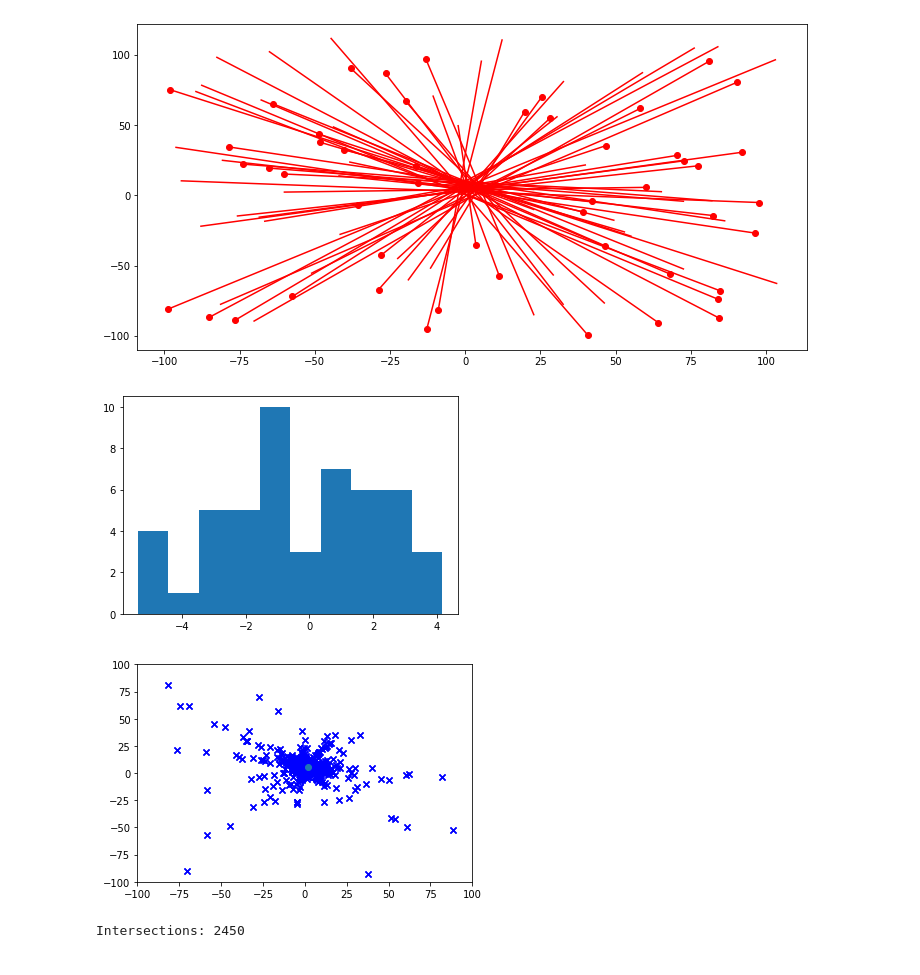
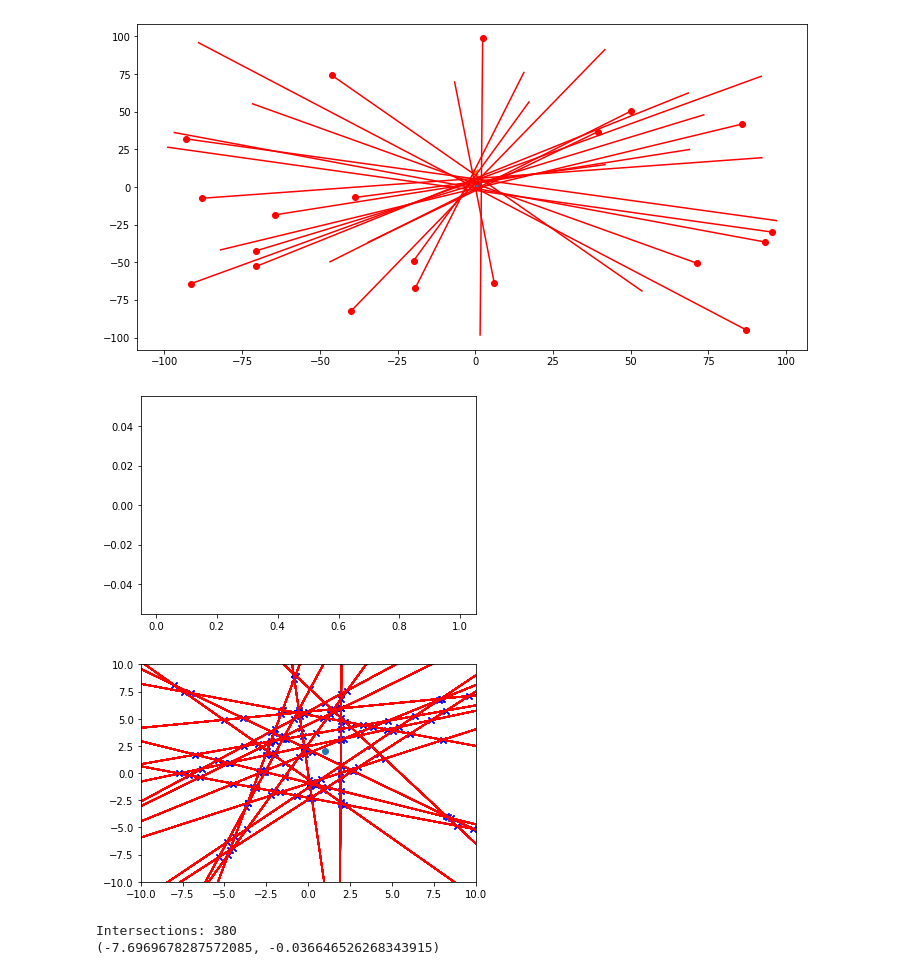
Before and after one commit to pbutti/smokeDet, a Jupyter notebook: smokeDet.ipynb, the cells around one changed output. Cells and saved outputs as stored; diff of their text form; code cells hidden in the pictures.

```diff
--- a/smokeDet.ipynb
+++ b/smokeDet.ipynb
@@ -1,6 +1,7 @@
 # %%
 import matplotlib.pyplot as plt
 import numpy as np
+import numpy.linalg as la
 import math
 
 class ray:
@@ -24,22 +25,25 @@ class ray:
 
         self.sigma_angle = sigma_angle
 
-    #Signed distance
+    #Signed distance, angle between [0,2pi]
     def transformToPoint(self,point):
         dx = self.origin[0] - point[0]
         dy = self.origin[1] - point[1]
         angle=self.angle
 
-        while (angle > math.pi / 2):
-            angle-=math.pi
-        while (angle < -math.pi / 2):
-            angle+=math.pi
+        #while (angle > math.pi / 2):
+        #    angle-=math.pi
+        #while (angle < -math.pi / 2):
+        #    angle+=math.pi
 
         sinphi = math.sin(angle)
         cosphi = math.cos(angle)
-        d0new  = self.d0 + dx * sinphi - dy * cosphi
-        self.d0 = d0new
-        self.angle = angle
+        #Wrong sign?!
+        d0new  = (self.d0 + dx * sinphi - dy * cosphi)
+        #self.d0 = d0new
+        #self.angle = angle
+        #self.d0err = abs(self.d0 * 0.05)
+        return d0new
 
     #def getD0(self):
     #    return self.getD0fromPoint([0,0])
@@ -47,8 +51,8 @@ class ray:
     #d = |k + mx0 -y0| / sqrt(1+m2)
     #Signed distance without transforming
     def getD0fromPoint(self,point):
-        return (self.m*point[0] -point[1] + self.k) / math.sqrt(1 + self.m*self.m)
-
+        #return (-1)*(self.m*point[0] - point[1] + self.k) / math.sqrt(1 + self.m*self.m)
+        return (self.m*point[0] - point[1] + self.k) / math.sqrt(1 + self.m*self.m)
 
 def generateOrigins(point,size):
     x1 = np.random.uniform(point[0],point[0]+size[0])
@@ -78,13 +82,13 @@ def generatePointingRay(point, origin,sigmaAngle=0.05,sigmaXY=[4,4],sigmaL=2,dis
 
     return [origin,rand_angle,rand_length]
 
-origins = [[1,1],[1,2],[1.5,2.5]]
-angles  = [0.2,0.6,0.7]
-lengths = [5,4,7]
-lines=[]
+#origins = [[1,1],[1,2],[1.5,2.5]]
+#angles  = [0.2,0.6,0.7]
+#lengths = [5,4,7]
+#lines=[]
 
-fireLocation = [2,6]
-measurements = 50
+fireLocation = [1,2]
+measurements = 20
 #origins = [[47,22],[35,25],[-20,-30],[-33,11],[15,15],[30,26],[60,10],[102,76]]
 
 #generate random origins pointing to the fire
@@ -99,19 +103,23 @@ rays = []
 d0s=[]
 fig, ax = plt.subplots(figsize=(12, 6))
 
+#origins=[[-10,-10],[10,0],[-10,10]]
+#angles =[math.pi / 4., math.pi, -math.pi /4.]
+
 for i in range(len(origins)):
     pointingRay = generatePointingRay(fireLocation,origins[i],sigmaAngle=0.05)
+    #rays.append(ray(origins[i],angles[i],50))
     rays.append(ray(pointingRay[0],pointingRay[1],pointingRay[2]))
     ax.plot(rays[i].plotOrigin,rays[i].plotEnd,color="red")
     ax.scatter(origins[i][0],origins[i][1],color="red")
     #print ("Distance from fireLocation:",rays[i].getD0fromPoint(fireLocation))
     #print (rays[i].getD0fromPoint(origins[i]))
     #print (rays[i].getD0fromPoint(rays[i].end))
-    d0s.append(rays[i].getD0fromPoint(fireLocation))
+    #d0s.append(rays[i].getD0fromPoint(fireLocation))
     #d0s.append(rays[i].getD0fromPoint(rays[i].end))
-    rays[i].transformToPoint(fireLocation)
 
 plt.scatter(fireLocation[0],fireLocation[1],marker="o")
+plt.scatter(0,10,marker="x")
 plt.show()
 
 
@@ -145,39 +153,44 @@ def line_intersection(line1, line2):
     div = det(xdiff, ydiff)
     if abs(div) <1e-6:
        return False
 
     d = (det(*line1), det(*line2))
     x = det(d, xdiff) / div
     y = det(d, ydiff) / div
     return x, y
 
 #plt.plot(rays[0][0], rays[0][1])
 #plt.plot(rays[1][0], rays[1][1])
 
 #R1 = line_intersection(rays[0],rays[1])
 #if R1:
 #    plt.scatter(R1[0],R1[1],marker="x")
 
 
 intersections = []
 
 for iray in range(len(rays)):
     for jray in range(len(rays)):
         if jray == iray:
             continue
         R1 = get_intersect(rays[iray].origin,rays[iray].end,rays[jray].origin,rays[jray].end)
         intersections.append(R1)
+        plt.plot(rays[iray].plotOrigin,rays[iray].plotEnd,color="red")
+        plt.plot(rays[jray].plotOrigin,rays[jray].plotEnd,color="red")
         plt.scatter(R1[0],R1[1],marker="x",color="blue")
-        plt.xlim([-100,100])
-        plt.ylim([-100,100])
+        plt.xlim([-10,10])
+        plt.ylim([-10,10])
 plt.scatter(fireLocation[0],fireLocation[1],marker="o")
+
 plt.show()
 print("Intersections:",len(intersections))
+print(intersections[0])
 # %% [output]
-[figure, old version]
+[figure, new version]
-[figure, old version]
+[figure, new version]
-[figure, old version]
+[figure, new version]
-Intersections: 2450
+Intersections: 380
+(-7.6969678287572085, -0.036646526268343915)
 # %%
 #make a 2D histogram of the intersections
 x = [intersection[0] for intersection in intersections]
```
Also changed, not shown: parts of 4 cells of this notebook.
